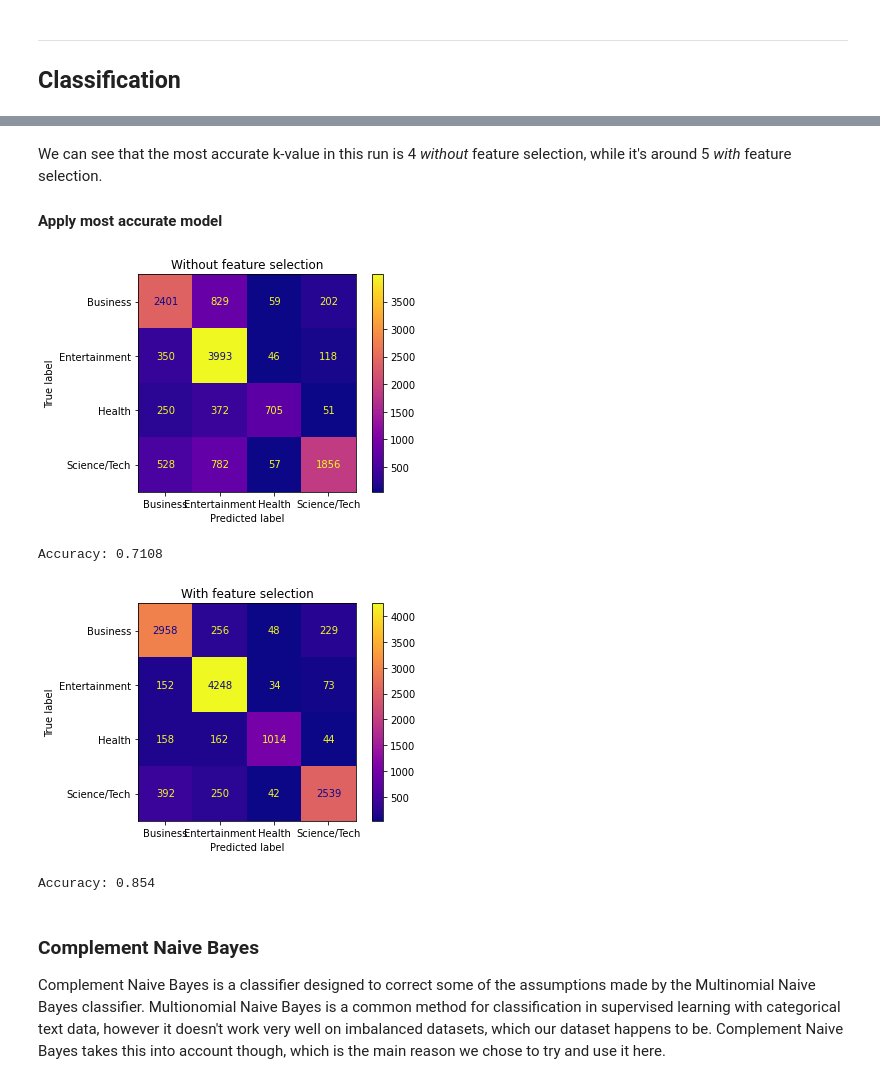
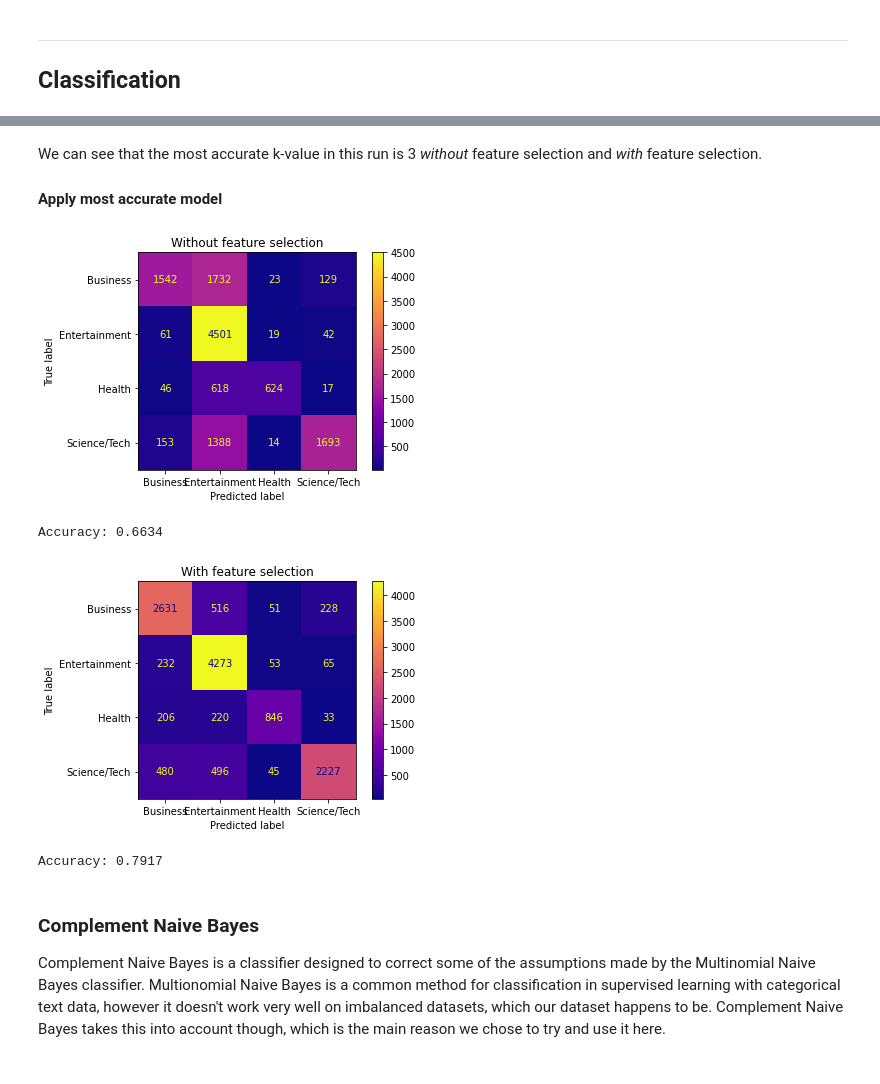
Before and after one commit to MartinRybergLaude/dm1590-project, a Jupyter notebook: newspapers.ipynb, the cells around one changed output, grey strips where cells are left out. Cells and saved outputs as stored; diff of their text form; code cells hidden in the pictures.

Commit message:
add a validation data set into the classification section and implement its use with KNN and feature selection

```diff
--- a/newspapers.ipynb
+++ b/newspapers.ipynb
@@ -277,12 +272,16 @@ This can take a long amount of time.
+# %%
+# Split the training data into a training and validation set for the supervised learning
+X_train, X_valid, y_train, y_valid = train_test_split(X_train, y_train)
 # %%
 # Implements feature selection using SelectFromModel, together with a Linear Support Vector classifier
 select = SelectFromModel(
     LinearSVC(C=1, penalty='l1', dual=False, class_weight='balanced'), threshold="median")
-select.fit(X_train, y_train)
+select.fit(X_valid, y_valid)
+X_valid_l1 = select.transform(X_valid)
 X_train_l1 = select.transform(X_train)
 X_test_l1 = select.transform(X_test)
 
-def find_K_value(training_data, test_data, title):
+def find_K_value(training_data_X, training_data_y, test_data, title):
   # Find the most accurate k-value
   training_accuracy = []
   test_accuracy = []
@@ -291,8 +290,8 @@ def find_K_value(training_data, test_data, title):
   # Creates and trains all of the classifiers, and saves the results in arrays
   for k in k_arr:
     clf = KNeighborsClassifier(n_neighbors=k)  # Initializes kNN classifier with k neighbors
-    clf.fit(training_data, y_train) # Fits the classifier to the data
-    training_accuracy.append(clf.score(training_data, y_train)) # Records training set accuracy
+    clf.fit(training_data_X, training_data_y) # Fits the classifier to the data
+    training_accuracy.append(clf.score(training_data_X, training_data_y)) # Records training set accuracy
     test_accuracy.append(clf.score(test_data, y_test))  # Records generalization accuracy
 
   plt.figure(figsize=(12, 8))
@@ -306,6 +305,6 @@ def find_K_value(training_data, test_data, title):
   plt.show()
 
 
-find_K_value(X_train, X_test, "Without feature selection")
-find_K_value(X_train_l1, X_test_l1, "With feature selection")
+find_K_value(X_valid, y_valid, X_test, "Without feature selection")
+find_K_value(X_valid_l1, y_valid, X_test_l1, "With feature selection")
 # %% [output]
@@ -314,40 +313,40 @@ find_K_value(X_train_l1, X_test_l1, "With feature selection")
 # %% [markdown]
-We can see that the most accurate k-value in this run is 4 *without* feature selection, while it's around 5 *with* feature selection.
+We can see that the most accurate k-value in this run is 3 *without* feature selection and *with* feature selection.
 #### Apply most accurate model
 # %%
 # KNN-method without feature selection
-clf = KNeighborsClassifier(n_neighbors=4)
+clf = KNeighborsClassifier(n_neighbors=3)
 clf.fit(X_train, y_train) # Fits the classifier to the data
 
 predictions = clf.predict(X_test)
 
 # Plot confusion matrix
 plot_confusion_matrix(clf, X_test, y_test, cmap="plasma")
 plt.title("Without feature selection")
 plt.show()
 
 # Print accuracy
 print("Accuracy: " + str(round(clf.score(X_test, y_test), 4)))
 
 
 #KNN-method with feature selection
-clf = KNeighborsClassifier(n_neighbors=5)
+clf = KNeighborsClassifier(n_neighbors=3)
 clf.fit(X_train_l1, y_train) # Fits the classifier to the data
 
 predictions = clf.predict(X_test_l1)
 
 # Plot confusion matrix
 plot_confusion_matrix(clf, X_test_l1, y_test, cmap="plasma")
 plt.title("With feature selection")
 plt.show()
 
 # Print accuracy
 print("Accuracy: " + str(round(clf.score(X_test_l1, y_test), 4)))
 # %% [output]
-[figure, old version]
+[figure, new version]
-Accuracy: 0.7108
+Accuracy: 0.6634
 [figure]
-Accuracy: 0.854
+Accuracy: 0.7917
 # %% [markdown]
 ### Complement Naive Bayes
 
```
Also changed, not shown: parts of 5 cells of this notebook.
